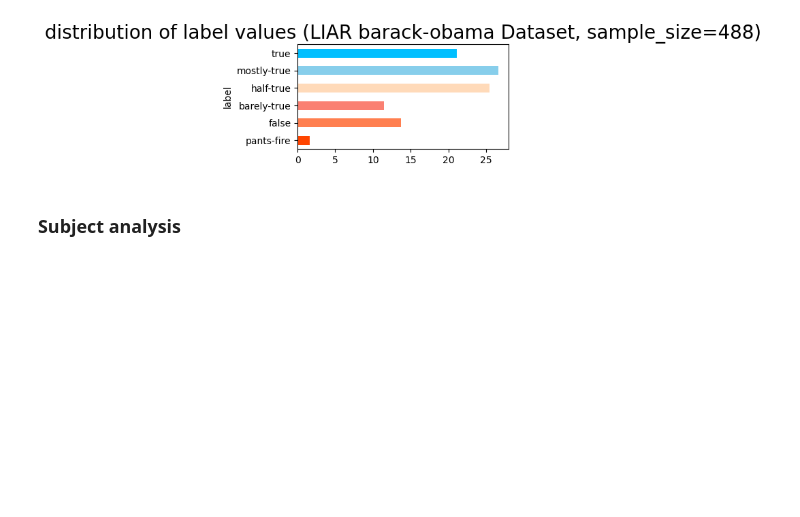
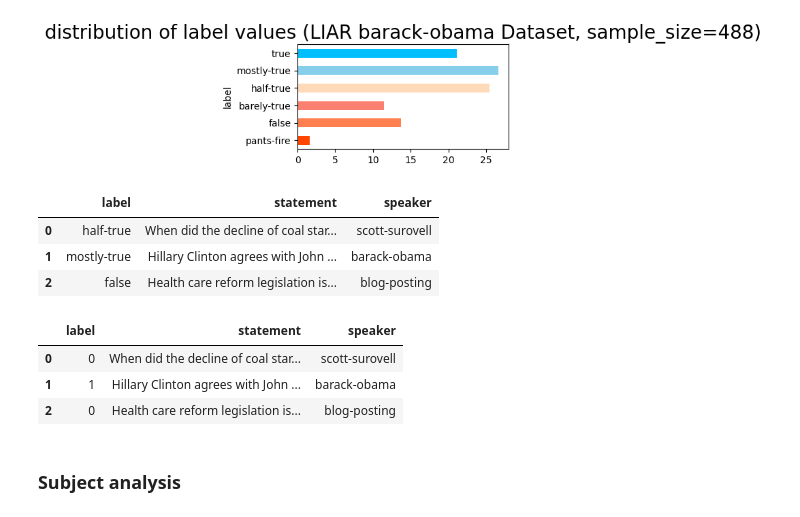
Before and after one commit to phon1e/phon1e, a Jupyter notebook: NLP/main_module/TEST01.ipynb, the cells around one changed output. Drawn from its saved outputs; the diff is of its cells as text; code cells hidden in the pictures; blank space fills up the shorter version.

```diff
--- a/NLP/main_module/TEST01.ipynb
+++ b/NLP/main_module/TEST01.ipynb
@@ -259,3 +273,19 @@ ret_df = speaker_bar_plot(train_df, 'barack-obama')
+# %%
+train_df[['label','statement', 'speaker']].head(3)
+# %% [output]
+|  | label | statement | speaker |
+| 0 | half-true | When did the decline of coal star... | scott-surovell |
+| 1 | mostly-true | Hillary Clinton agrees with John ... | barack-obama |
+| 2 | false | Health care reform legislation is... | blog-posting |
+# %%
+filter_lair_df = filter_lair_dataset(train_df)
+real_fake_liar_train = filter_lair_df[['label', 'statement','speaker']]
+real_fake_liar_train.head(3)
+# %% [output]
+|  | label | statement | speaker |
+| 0 | 0 | When did the decline of coal star... | scott-surovell |
+| 1 | 1 | Hillary Clinton agrees with John ... | barack-obama |
+| 2 | 0 | Health care reform legislation is... | blog-posting |
 # %% [markdown]
 ### Subject analysis
 # %%
```
Also changed, not shown: parts of 27 cells of this notebook.
